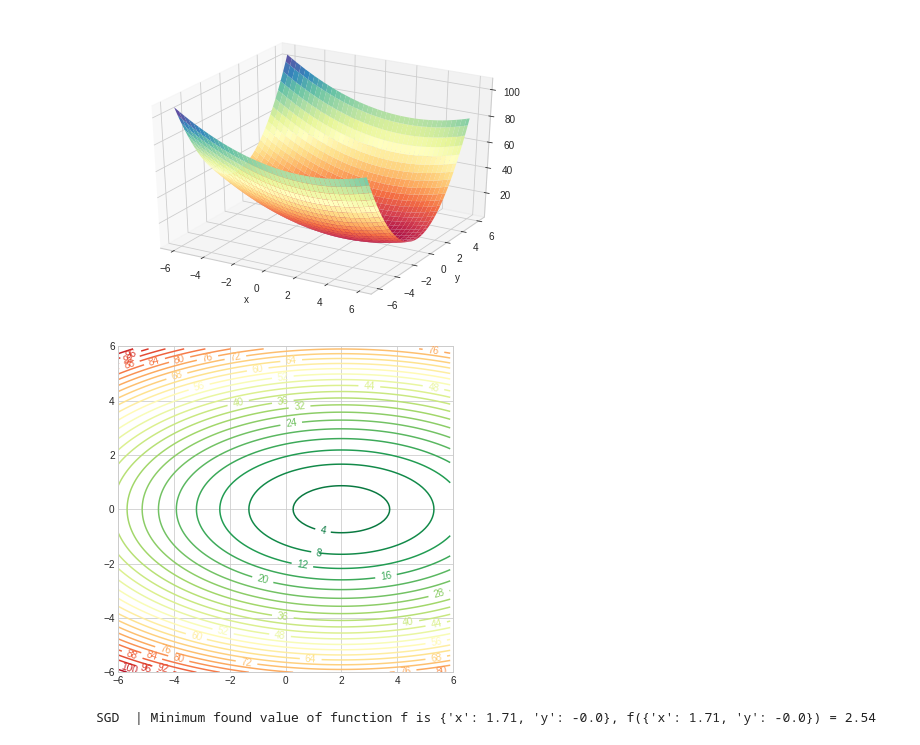
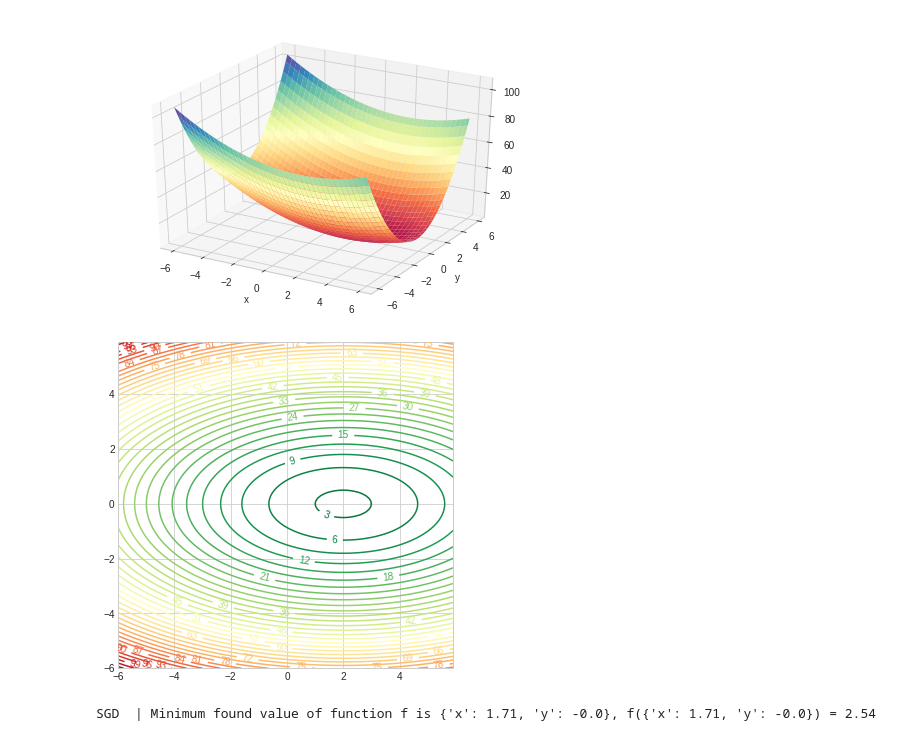
Before and after one commit to kSahatova/ITMO_MLTech, a Jupyter notebook: Lab2/MLTech_Lab2.ipynb, the cells around one changed output. Drawn from its saved outputs; the diff is of its cells as text; code cells hidden in the pictures.

```diff
--- a/Lab2/MLTech_Lab2.ipynb
+++ b/Lab2/MLTech_Lab2.ipynb
@@ -32,12 +32,10 @@ plt.show()
 # %%
 fig, ax = plt.subplots(figsize=(6, 6))
 plt.style.use('seaborn-whitegrid')
-CS = ax.contour(X, Y, Z, levels=30, cmap='RdYlGn_r')
-ax.clabel(CS, inline=True, fmt='%1d',  fontsize=10)
-ax.set_xlim(arange[0], arange[1])
-ax.set_ylim(arange[0], arange[1]);
+CS = ax.contour(X, Y, Z, levels=40, cmap='RdYlGn_r')
+ax.clabel(CS, inline=True, fmt='%1d',  fontsize=10);
 # %% [output]
-[figure, old version]
+[figure, new version]
 # %%
 def plot_GD(f: Callable, find_min_func: Callable, arange):
     coords_min, sequence = find_min_func
```
